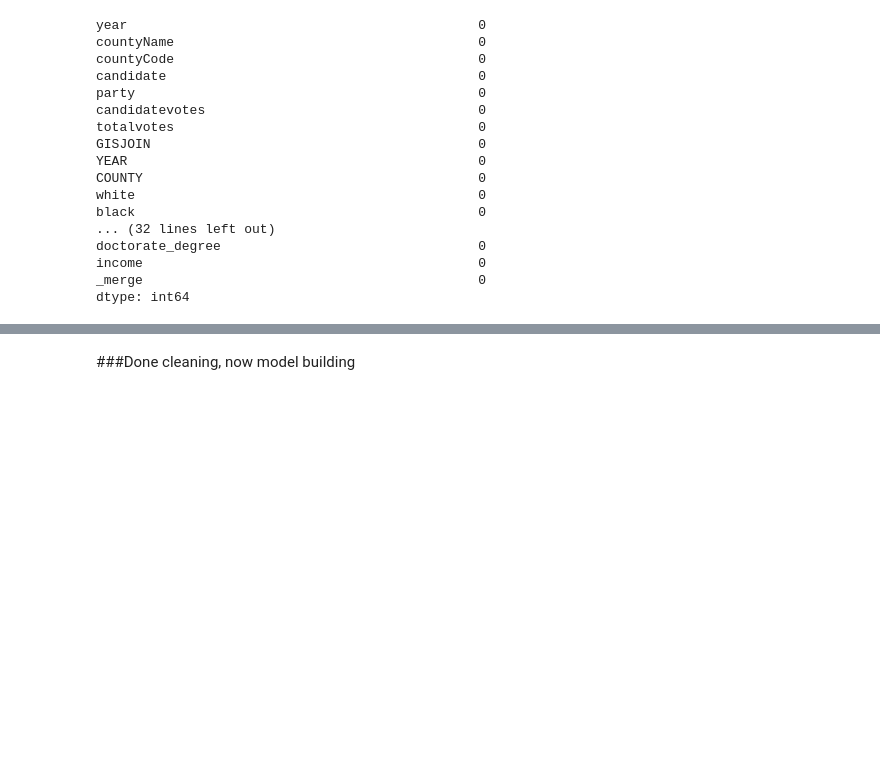
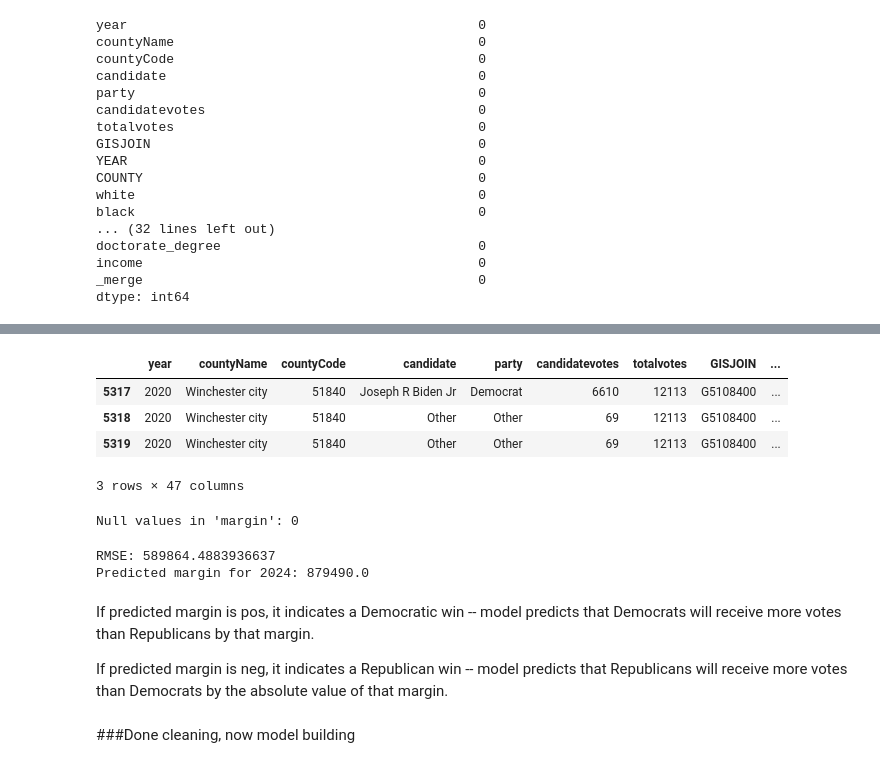
Before and after one commit to kelseymatsik/project_voting, a Jupyter notebook: voting_model_building_tori.ipynb, the cells around one changed output, grey strips where cells are left out. Cells and saved outputs as stored; diff of their text form; code cells hidden in the pictures; blank space fills up the shorter version.

```diff
--- a/voting_model_building_tori.ipynb
+++ b/voting_model_building_tori.ipynb
@@ -355,2 +372,41 @@ dtype: int64
+# %%
+combined_df_clean.tail(3)
+# %% [output]
+|  | year | countyName | countyCode | candidate | party | candidatevotes | totalvotes | GISJOIN | ... |
+| 5317 | 2020 | Winchester city | 51840 | Joseph R Biden Jr | Democrat | 6610 | 12113 | G5108400 | ... |
+| 5318 | 2020 | Winchester city | 51840 | Other | Other | 69 | 12113 | G5108400 | ... |
+| 5319 | 2020 | Winchester city | 51840 | Other | Other | 69 | 12113 | G5108400 | ... |
+3 rows × 47 columns
+# %%
+# Check for null values in 'margin' after merging
+print("Null values in 'margin':", combined_df_clean['margin'].isnull().sum())
+# %% [output]
+Null values in 'margin': 0
+# %%
+from sklearn.model_selection import train_test_split
+from sklearn.linear_model import LinearRegression
+from sklearn.metrics import mean_squared_error
+
+X = party_votes[['year']]  # Predictor
+y = party_votes['margin']  # Target
+
+X_train, X_test, y_train, y_test = train_test_split(X, y, test_size=0.2, random_state=42)
+model = LinearRegression()
+model.fit(X_train, y_train)
+
+y_pred = model.predict(X_test)
+
+rmse = mean_squared_error(y_test, y_pred, squared=False)
+print(f'RMSE: {rmse}')
+
+predicted_margin_2024 = model.predict([[2024]])
+print(f'Predicted margin for 2024: {predicted_margin_2024[0]}')
+# %% [output]
+RMSE: 589864.4883936637
+Predicted margin for 2024: 879490.0
+# %% [markdown]
+If predicted margin is pos, it indicates a Democratic win --  model predicts that Democrats will receive more votes than Republicans by that margin.
+
+If predicted margin is neg, it indicates a Republican win --  model predicts that Republicans will receive more votes than Democrats by the absolute value of that margin.
 # %% [markdown]
 ###Done cleaning, now model building
```
Also changed, not shown: parts of 8 cells of this notebook.
